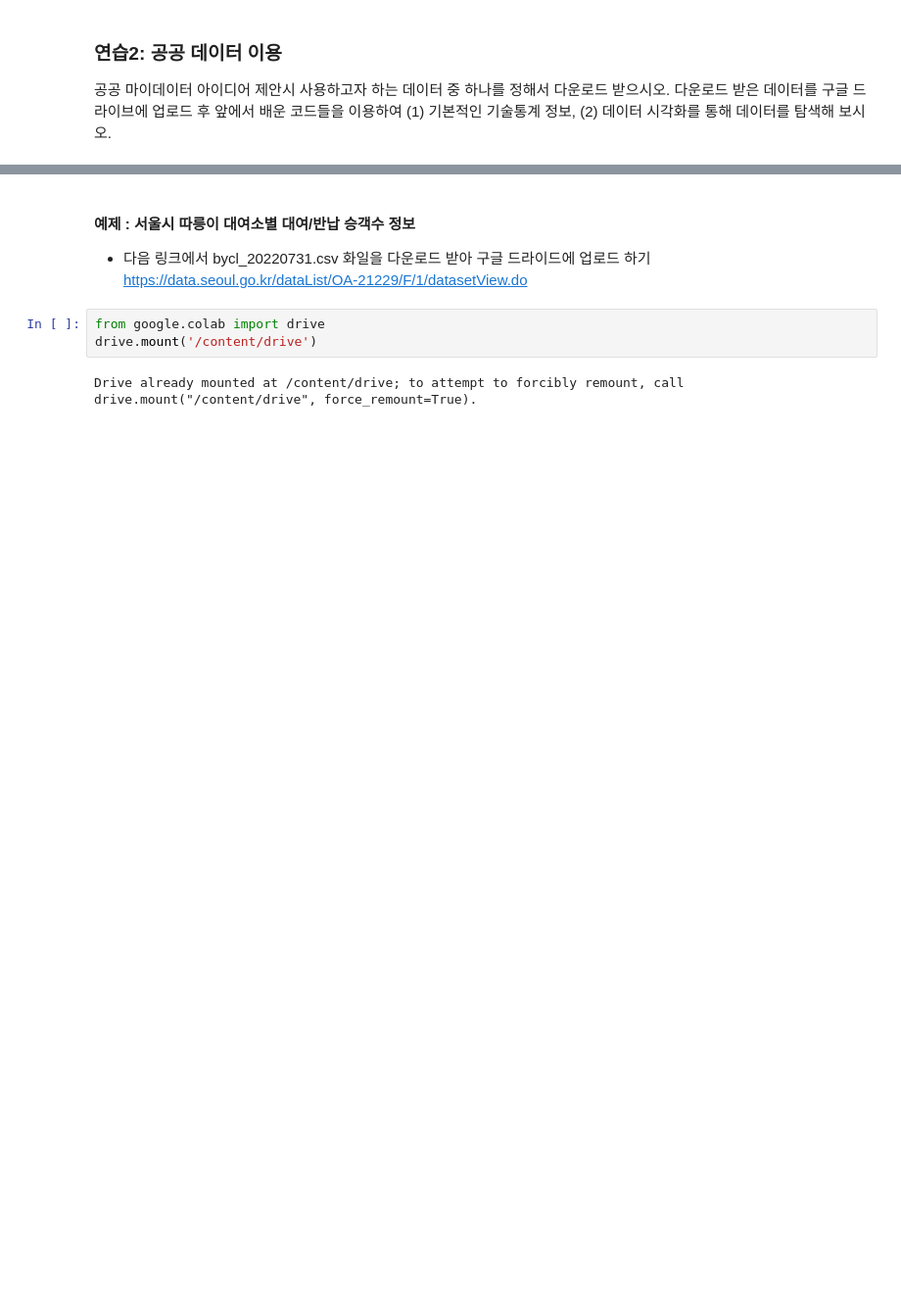
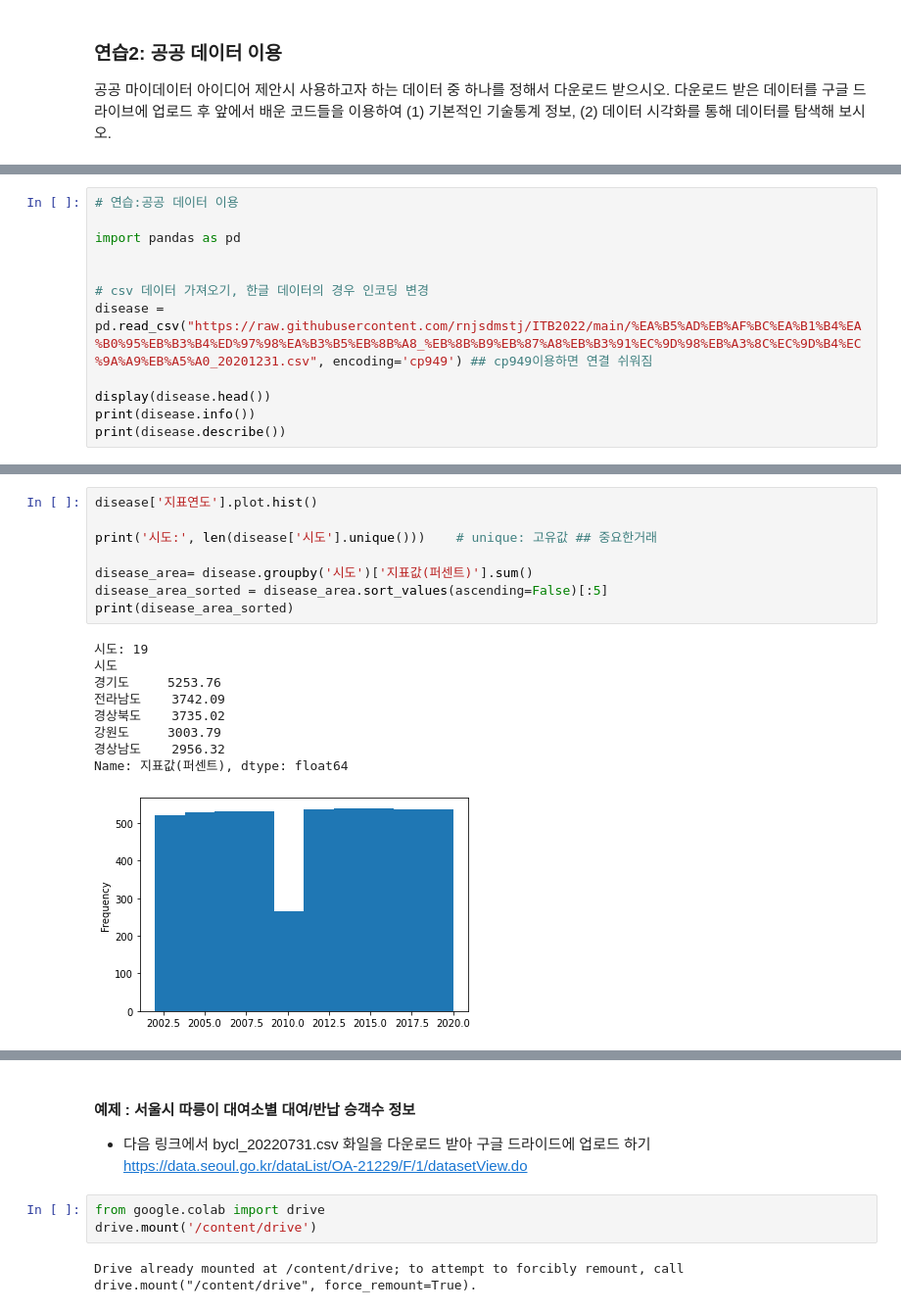
Before and after one commit to rnjsdmstj/ITB2022, a Jupyter notebook: python_basic2_kes.ipynb, the cells around one changed output, grey strips where cells are left out. Shown: that part at 98% size. Drawn from its saved outputs; the diff is of its cells as text; blank space fills up the shorter version.

```diff
--- a/python_basic2_kes.ipynb
+++ b/python_basic2_kes.ipynb
@@ -750,0 +831,12 @@ Name: item_price, dtype: float64
+# %%
+# 연습:공공 데이터 이용
+
+import pandas as pd
+
+
+# csv 데이터 가져오기, 한글 데이터의 경우 인코딩 변경
+disease = pd.read_csv("https://raw.githubusercontent.com/rnjsdmstj/ITB2022/main/%EA%B5%AD%EB%AF%BC%EA%B1%B4%EA%B0%95%EB%B3%B4%ED%97%98%EA%B3%B5%EB%8B%A8_%EB%8B%B9%EB%87%A8%EB%B3%91%EC%9D%98%EB%A3%8C%EC%9D%B4%EC%9A%A9%EB%A5%A0_20201231.csv", encoding='cp949') ## cp949이용하면 연결 쉬워짐
+
+display(disease.head())
+print(disease.info())
+print(disease.describe())
@@ -750,0 +867,18 @@ Name: item_price, dtype: float64
+# %%
+disease['지표연도'].plot.hist()
+
+print('시도:', len(disease['시도'].unique()))    # unique: 고유값 ## 중요한거래
+
+disease_area= disease.groupby('시도')['지표값(퍼센트)'].sum()
+disease_area_sorted = disease_area.sort_values(ascending=False)[:5]
+print(disease_area_sorted)
+# %% [output]
+시도: 19
+시도
+경기도     5253.76
+전라남도    3742.09
+경상북도    3735.02
+강원도     3003.79
+경상남도    2956.32
+Name: 지표값(퍼센트), dtype: float64
+[figure, added]
```
Also changed, not shown: parts of 10 cells of this notebook.
